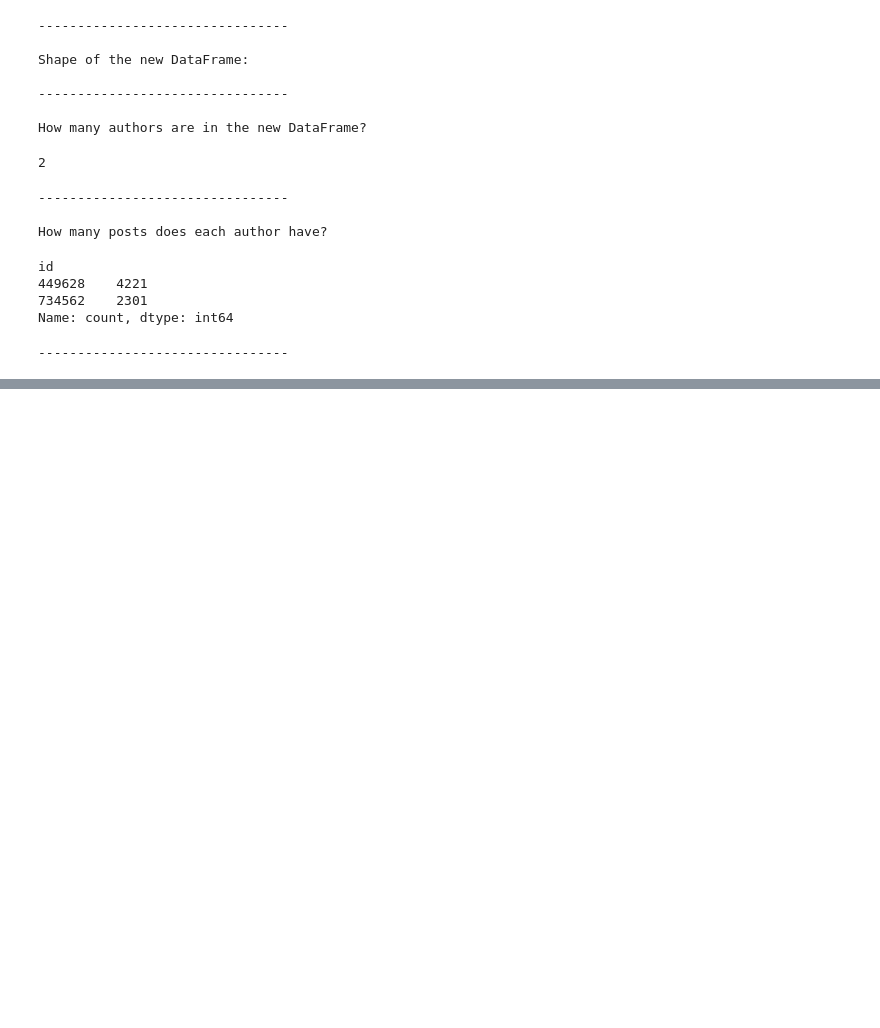
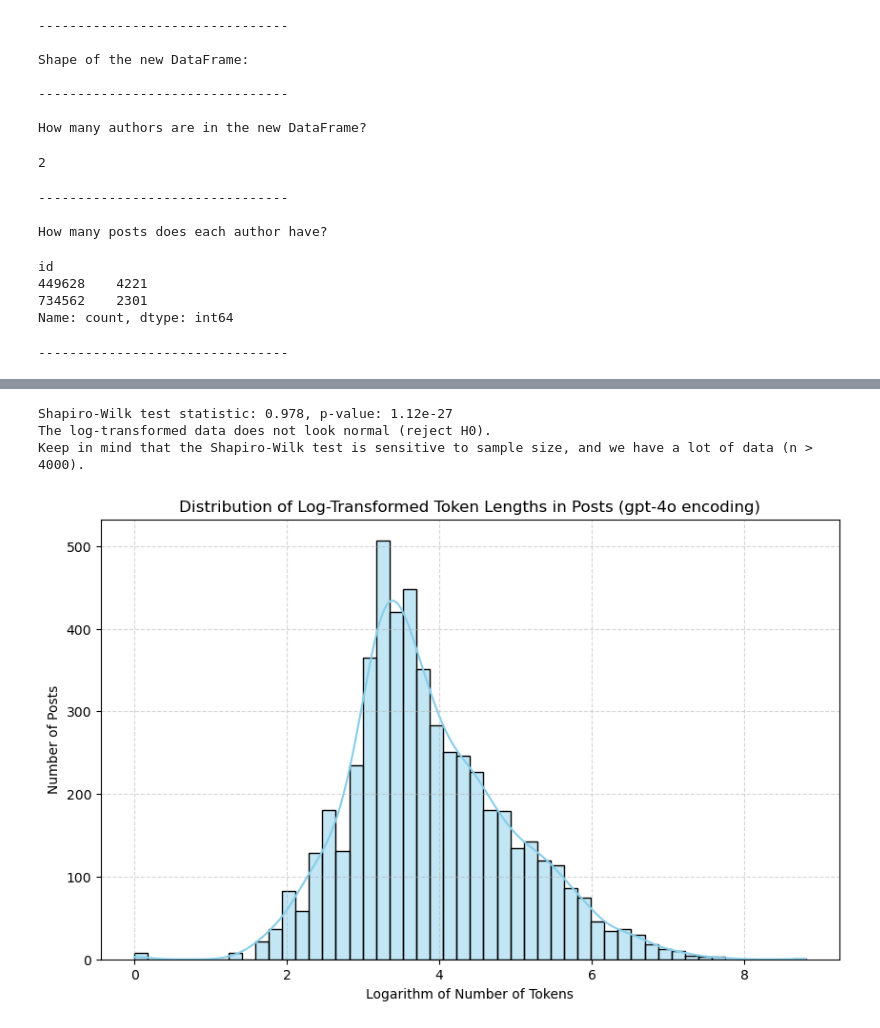
Before and after one commit to joaoppadua/cup_book, a Jupyter notebook: code/authorship attribution/authorship_experiment_3/authorship_verification_kaggle_data_2.ipynb, the cells around one changed output, grey strips where cells are left out. Cells and saved outputs as stored; diff of their text form; code cells hidden in the pictures; blank space fills up the shorter version.

```diff
--- a/code/authorship attribution/authorship_experiment_3/authorship_verification_kaggle_data_2.ipynb
+++ b/code/authorship attribution/authorship_experiment_3/authorship_verification_kaggle_data_2.ipynb
@@ -86,0 +129,30 @@ df_2_authors_test.to_pickle('./data/authorship_verification_kaggle_data_2_test.p
+# %%
+# Just for the sake of curiosity, let's test whether the token length distribution
+# is log-normal
+import numpy as np
+from scipy.stats import shapiro
+
+# Calculate log-transformed token counts
+log_token_counts = np.log(token_counts)
+
+# Plot the log-transformed token counts
+plt.figure(figsize=(10, 6))
+sns.histplot(log_token_counts, bins=50, kde=True, color='skyblue')
+plt.title("Distribution of Log-Transformed Token Lengths in Posts (gpt-4o encoding)")
+plt.xlabel("Logarithm of Number of Tokens")
+plt.ylabel("Number of Posts")
+plt.grid(True, linestyle='--', alpha=0.5)
+
+#Use the Shapiro-Wilk test to check if the log-transformed token counts are normally distributed
+stat, p = shapiro(log_token_counts)
+print(f"Shapiro-Wilk test statistic: {stat:.3f}, p-value: {p:.3g}")
+if p > 0.05:
+   print("The log-transformed data looks normal (fail to reject H0).")
+else:
+   print("The log-transformed data does not look normal (reject H0).")
+print("Keep in mind that the Shapiro-Wilk test is sensitive to sample size, and we have a lot of data (n > 4000).")
+# %% [output]
+Shapiro-Wilk test statistic: 0.978, p-value: 1.12e-27
+The log-transformed data does not look normal (reject H0).
+Keep in mind that the Shapiro-Wilk test is sensitive to sample size, and we have a lot of data (n > 4000).
+[figure, added]
```
Also changed, not shown: parts of 5 cells of this notebook, 1 other file.
